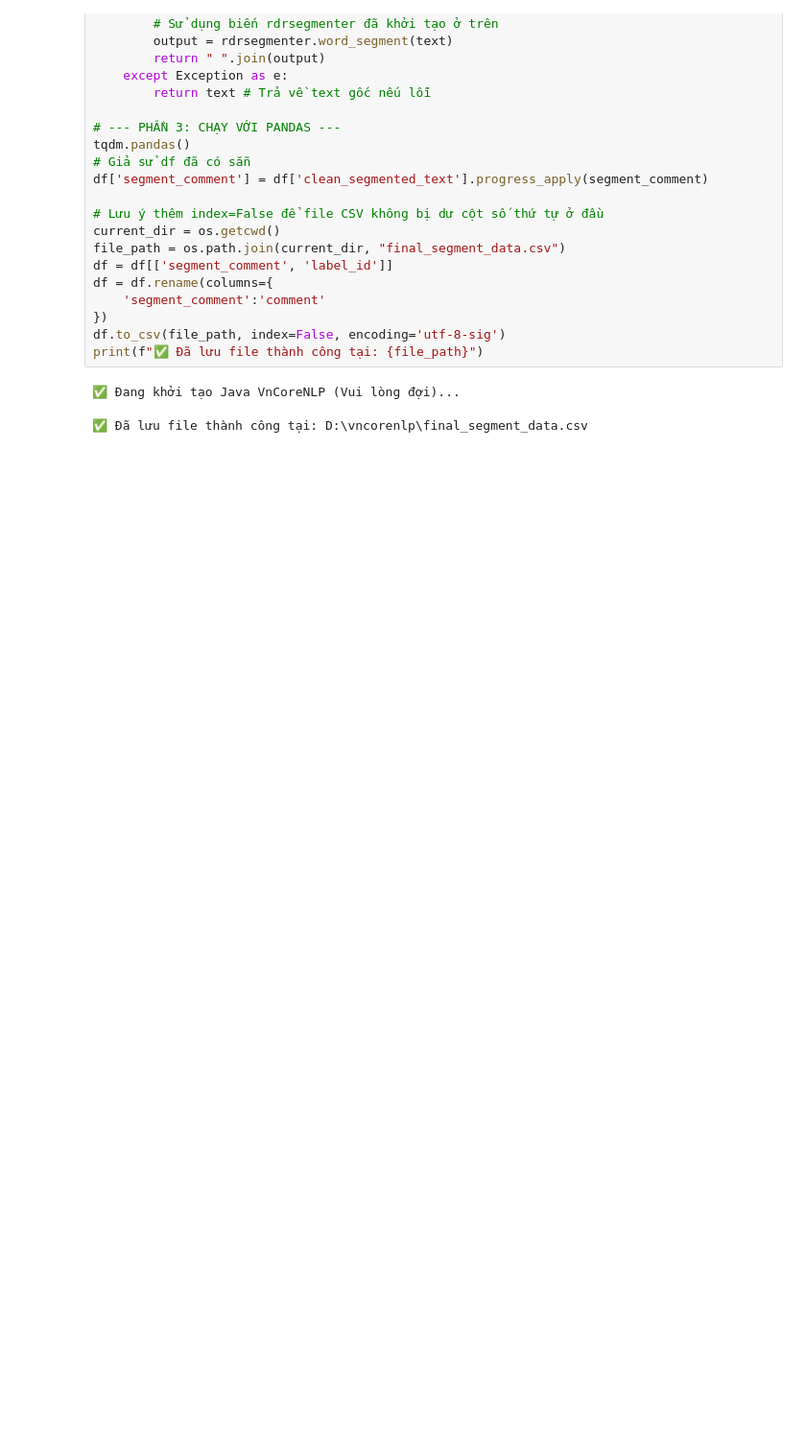
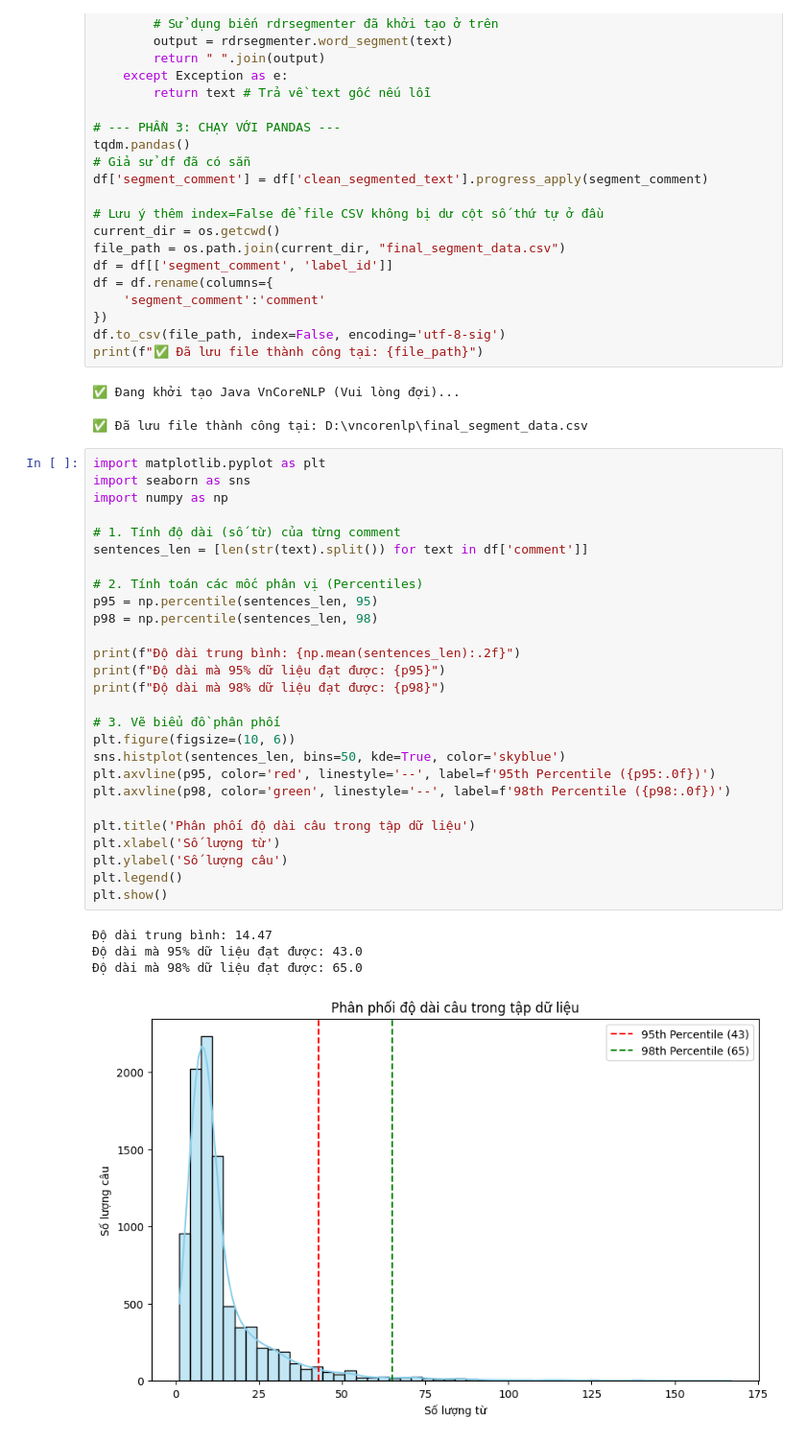
Before and after one commit to dhkien1510/ML_LT_ToxicCommentPostDetection, a Jupyter notebook: models_v2/finetune_model/EDA.ipynb, the cells around one changed output. Shown at 96% size. Saved outputs shown, nothing was run; the diff lists cells and outputs as text; blank space fills up the shorter version.

```diff
--- a/models_v2/finetune_model/EDA.ipynb
+++ b/models_v2/finetune_model/EDA.ipynb
@@ -248,3 +248,35 @@ print(f"✅ Đã lưu file thành công tại: {file_path}")
 # %% [output]
 ✅ Đang khởi tạo Java VnCoreNLP (Vui lòng đợi)...
 ✅ Đã lưu file thành công tại: D:\vncorenlp\final_segment_data.csv
+# %%
+import matplotlib.pyplot as plt
+import seaborn as sns
+import numpy as np
+
+# 1. Tính độ dài (số từ) của từng comment
+sentences_len = [len(str(text).split()) for text in df['comment']]
+
+# 2. Tính toán các mốc phân vị (Percentiles)
+p95 = np.percentile(sentences_len, 95)
+p98 = np.percentile(sentences_len, 98)
+
+print(f"Độ dài trung bình: {np.mean(sentences_len):.2f}")
+print(f"Độ dài mà 95% dữ liệu đạt được: {p95}")
+print(f"Độ dài mà 98% dữ liệu đạt được: {p98}")
+
+# 3. Vẽ biểu đồ phân phối
+plt.figure(figsize=(10, 6))
+sns.histplot(sentences_len, bins=50, kde=True, color='skyblue')
+plt.axvline(p95, color='red', linestyle='--', label=f'95th Percentile ({p95:.0f})')
+plt.axvline(p98, color='green', linestyle='--', label=f'98th Percentile ({p98:.0f})')
+
+plt.title('Phân phối độ dài câu trong tập dữ liệu')
+plt.xlabel('Số lượng từ')
+plt.ylabel('Số lượng câu')
+plt.legend()
+plt.show()
+# %% [output]
+Độ dài trung bình: 14.47
+Độ dài mà 95% dữ liệu đạt được: 43.0
+Độ dài mà 98% dữ liệu đạt được: 65.0
+[figure, added]
```
Also changed, not shown: 8 other files.
